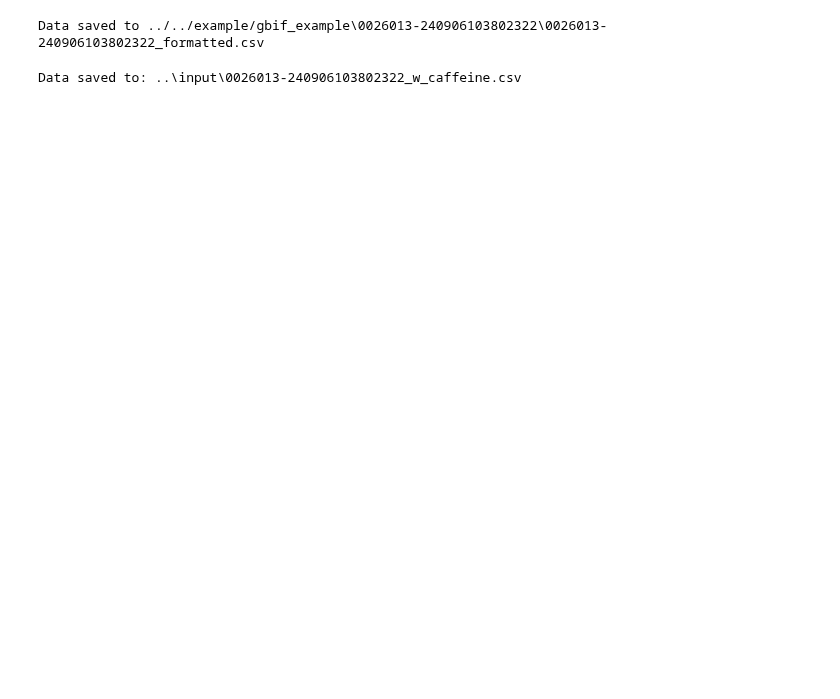
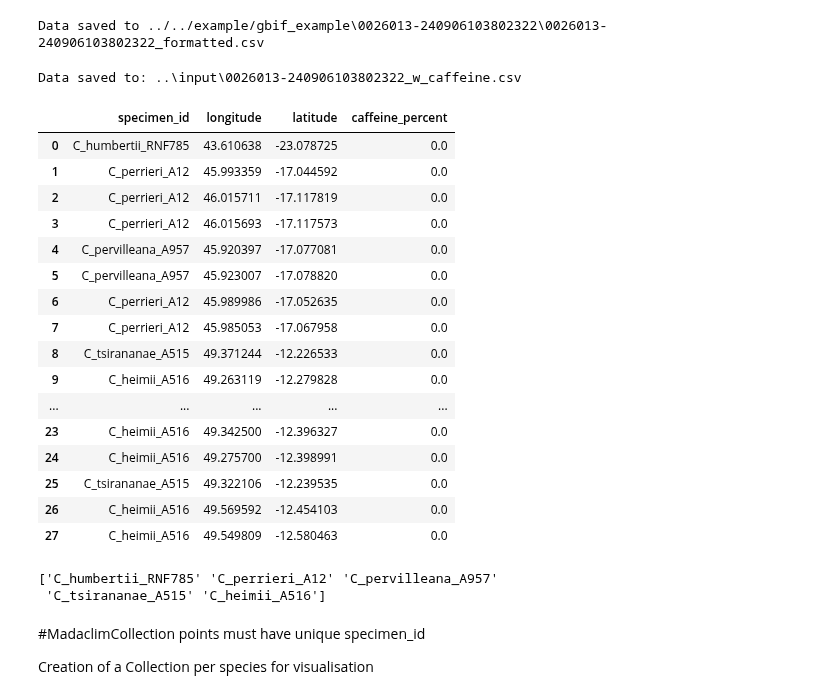
Before and after one commit to tahiri-lab/py_madaclim, a Jupyter notebook: workdir/bin/madaclim_collection_creation.ipynb, the cells around one changed output. Drawn from its saved outputs; the diff is of its cells as text; code cells hidden in the pictures; blank space fills up the shorter version.

```diff
--- a/workdir/bin/madaclim_collection_creation.ipynb
+++ b/workdir/bin/madaclim_collection_creation.ipynb
@@ -118,3 +125,36 @@ def add_caffeine(input_file, caffeine_file):
 add_caffeine(input_file, caffeine_file)
 # %% [output]
 Data saved to: ..\input\0026013-240906103802322_w_caffeine.csv
+# %%
+df_w_caff = pd.read_csv(r"..\input\0026013-240906103802322_w_caffeine.csv")
+# %% [output]
+|  | specimen_id | longitude | latitude | caffeine_percent |
+| 0 | C_humbertii_RNF785 | 43.610638 | -23.078725 | 0.0 |
+| 1 | C_perrieri_A12 | 45.993359 | -17.044592 | 0.0 |
+| 2 | C_perrieri_A12 | 46.015711 | -17.117819 | 0.0 |
+| 3 | C_perrieri_A12 | 46.015693 | -17.117573 | 0.0 |
+| 4 | C_pervilleana_A957 | 45.920397 | -17.077081 | 0.0 |
+| 5 | C_pervilleana_A957 | 45.923007 | -17.078820 | 0.0 |
+| 6 | C_perrieri_A12 | 45.989986 | -17.052635 | 0.0 |
+| 7 | C_perrieri_A12 | 45.985053 | -17.067958 | 0.0 |
+| 8 | C_tsirananae_A515 | 49.371244 | -12.226533 | 0.0 |
+| 9 | C_heimii_A516 | 49.263119 | -12.279828 | 0.0 |
+| ... | ... | ... | ... | ... |
+| 23 | C_heimii_A516 | 49.342500 | -12.396327 | 0.0 |
+| 24 | C_heimii_A516 | 49.275700 | -12.398991 | 0.0 |
+| 25 | C_tsirananae_A515 | 49.322106 | -12.239535 | 0.0 |
+| 26 | C_heimii_A516 | 49.569592 | -12.454103 | 0.0 |
+| 27 | C_heimii_A516 | 49.549809 | -12.580463 | 0.0 |
+# %%
+
+unique_values = df_w_caff['specimen_id'].unique()
+
+# Print or work with the unique values
+print(unique_values)
+# %% [output]
+['C_humbertii_RNF785' 'C_perrieri_A12' 'C_pervilleana_A957'
+ 'C_tsirananae_A515' 'C_heimii_A516']
+# %% [markdown]
+#MadaclimCollection points must have unique specimen_id
+
+Creation of a Collection per species for visualisation
```
Also changed, not shown: parts of 20 cells of this notebook.
